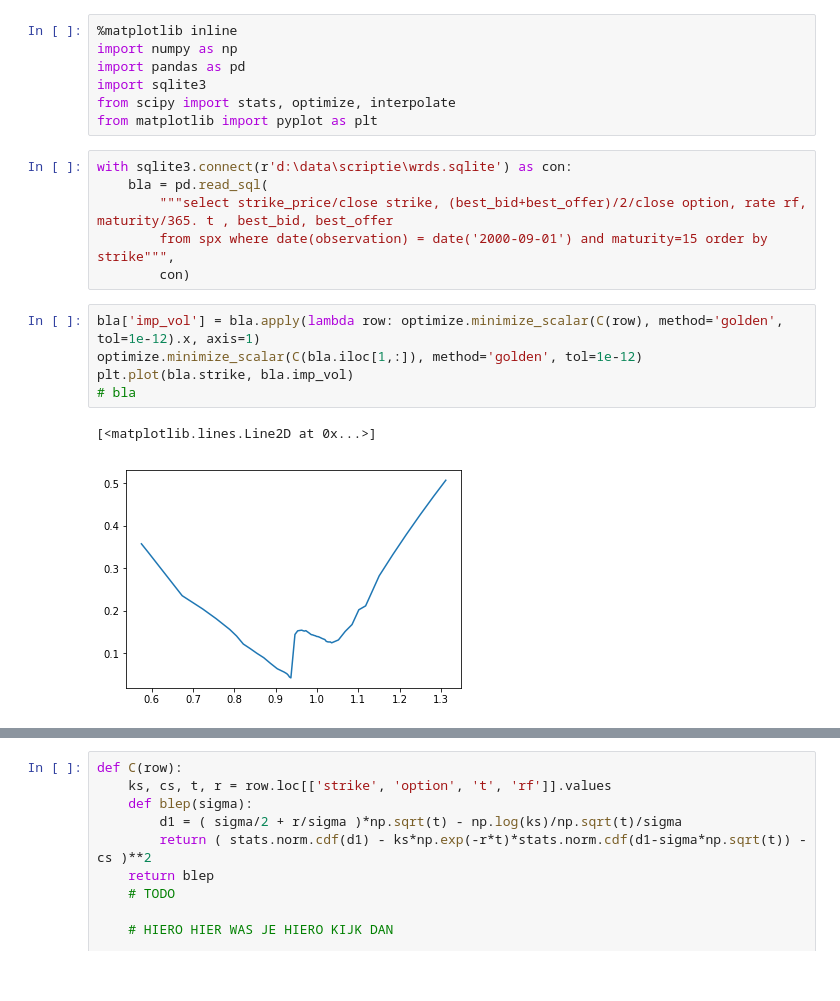
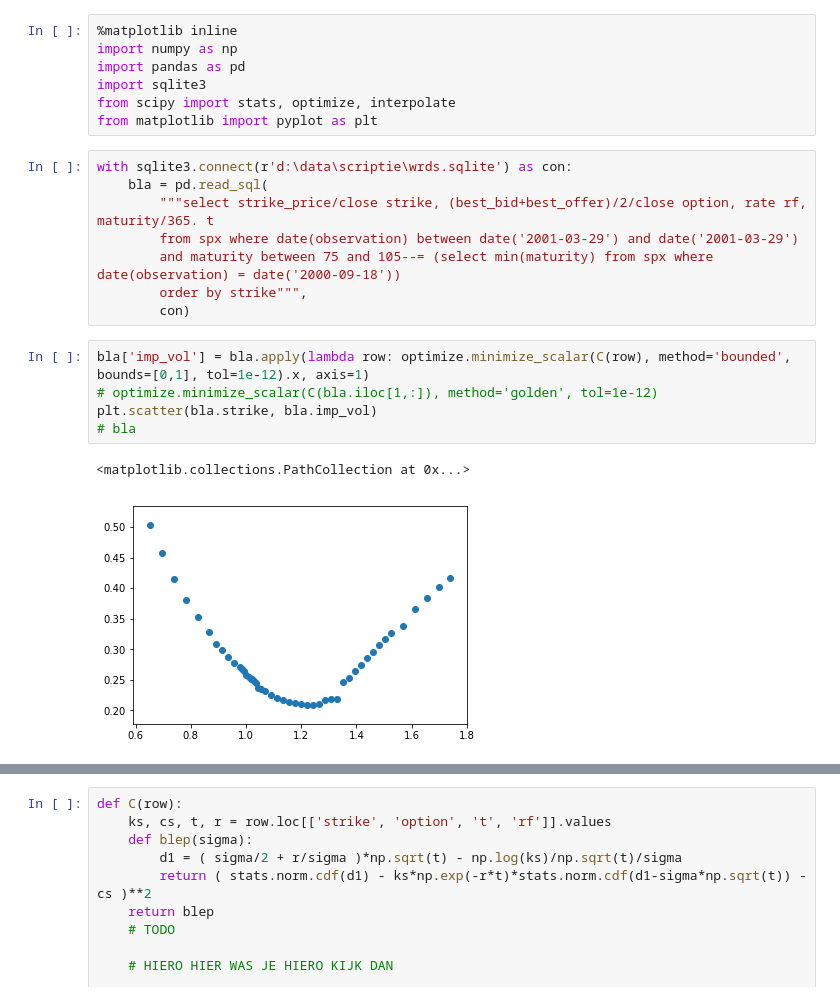
Before and after one commit to sebasv/thesis, a Jupyter notebook: Calibrations.ipynb, the cells around one changed output, grey strips where cells are left out. Drawn from its saved outputs; the diff is of its cells as text.

Commit message:
derived bounds work?

```diff
--- a/Calibrations.ipynb
+++ b/Calibrations.ipynb
@@ -8,14 +8,16 @@ from matplotlib import pyplot as plt
 # %%
 with sqlite3.connect(r'd:\data\scriptie\wrds.sqlite') as con:
     bla = pd.read_sql(
-        """select strike_price/close strike, (best_bid+best_offer)/2/close option, rate rf, maturity/365. t , best_bid, best_offer
-        from spx where date(observation) = date('2000-09-01') and maturity=15 order by strike""",
+        """select strike_price/close strike, (best_bid+best_offer)/2/close option, rate rf, maturity/365. t
+        from spx where date(observation) between date('2001-03-29') and date('2001-03-29')
+        and maturity between 75 and 105--= (select min(maturity) from spx where date(observation) = date('2000-09-18'))
+        order by strike""",
         con)
 # %%
-bla['imp_vol'] = bla.apply(lambda row: optimize.minimize_scalar(C(row), method='golden', tol=1e-12).x, axis=1)
-optimize.minimize_scalar(C(bla.iloc[1,:]), method='golden', tol=1e-12)
-plt.plot(bla.strike, bla.imp_vol)
+bla['imp_vol'] = bla.apply(lambda row: optimize.minimize_scalar(C(row), method='bounded', bounds=[0,1], tol=1e-12).x, axis=1)
+# optimize.minimize_scalar(C(bla.iloc[1,:]), method='golden', tol=1e-12)
+plt.scatter(bla.strike, bla.imp_vol)
 # bla
 # %% [output]
-[<matplotlib.lines.Line2D at 0x...>]
+<matplotlib.collections.PathCollection at 0x...>
-[figure, old version]
+[figure, new version]
```
Also changed, not shown: parts of 10 cells of this notebook.
